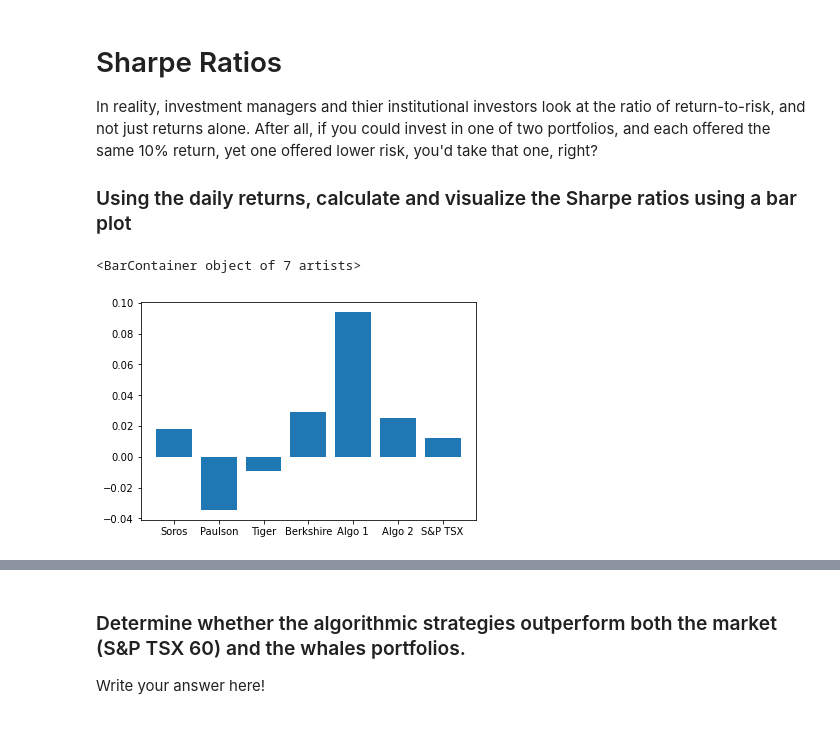
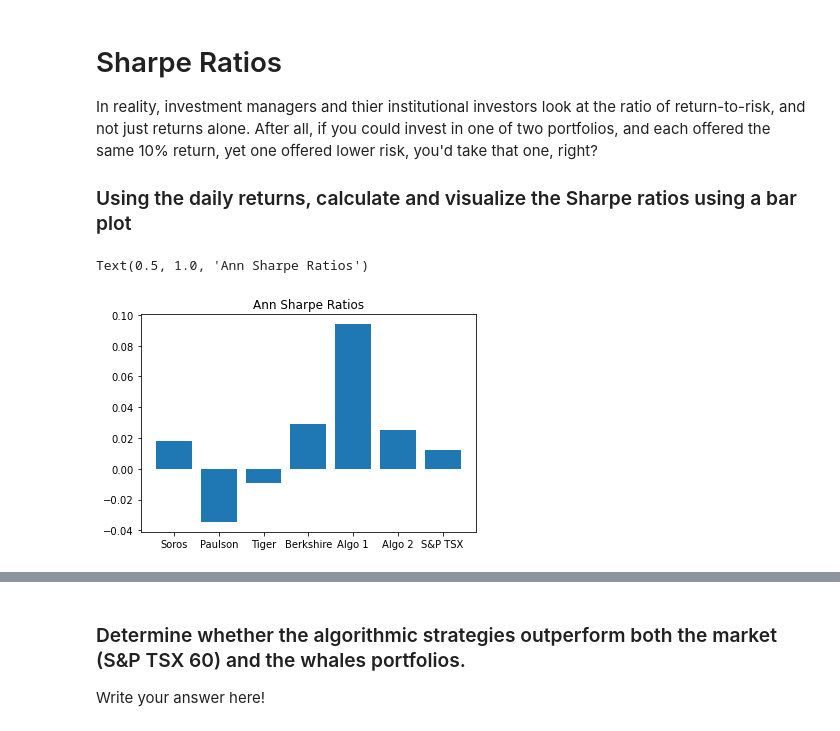
Before and after one commit to kcctudo/python-homework, a Jupyter notebook: whale_analysis.ipynb, the cells around one changed output, grey strips where cells are left out. Drawn from its saved outputs; the diff is of its cells as text; code cells hidden in the pictures.

```diff
--- a/whale_analysis.ipynb
+++ b/whale_analysis.ipynb
@@ -299,11 +306,11 @@ In reality, investment managers and thier institutional investors look at the ra
 # %%
-# Annualized Sharpe Ratios
-mean_df = returns_df.mean()
-std_df = returns_df.std()
-sharpe_rat = mean_df/std_df
+# Visualize the sharpe ratios as a bar plot
 labels=['Soros','Paulson','Tiger','Berkshire','Algo 1','Algo 2','S&P TSX']
+plt.clf()
+plt.figure
 plt.xticks(range(len(sharpe_rat)),labels)
 plt.bar(labels,sharpe_rat)
+plt.title("Ann Sharpe Ratios")
 # %% [output]
-<BarContainer object of 7 artists>
+Text(0.5, 1.0, 'Ann Sharpe Ratios')
-[figure, old version]
+[figure, new version]
```
Also changed, not shown: parts of 8 cells of this notebook.
